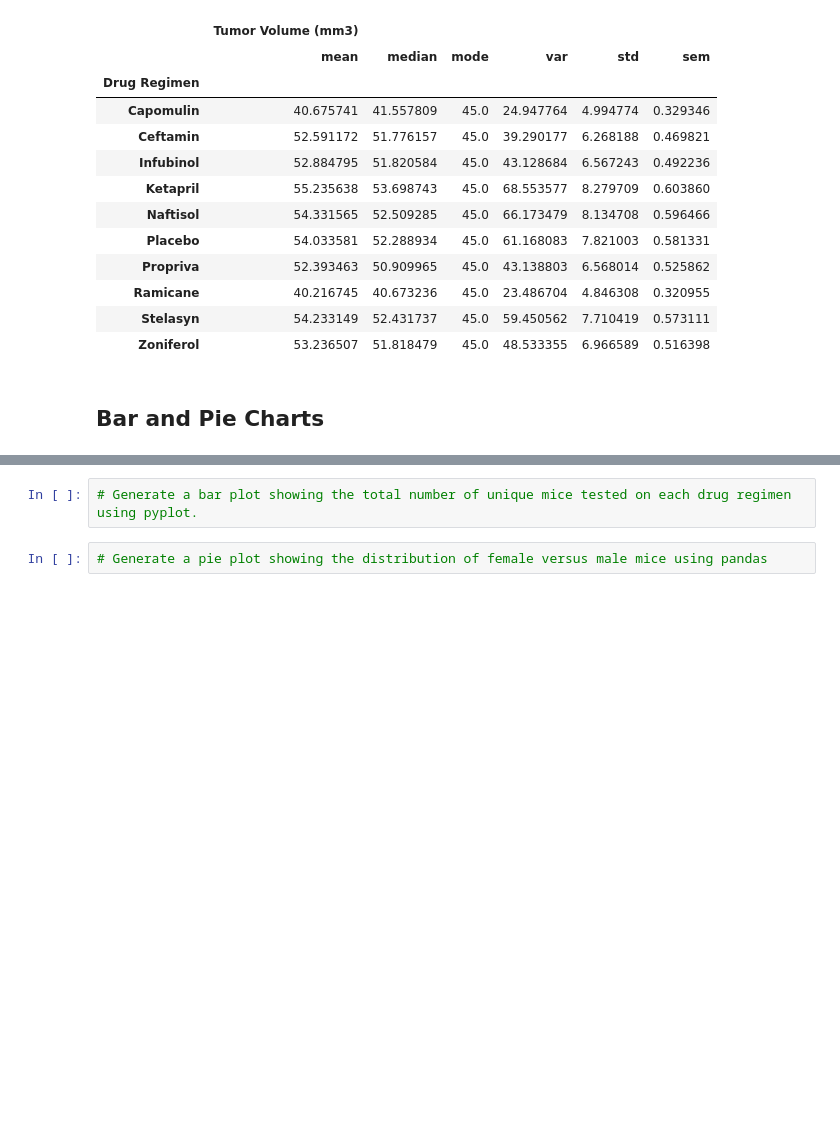
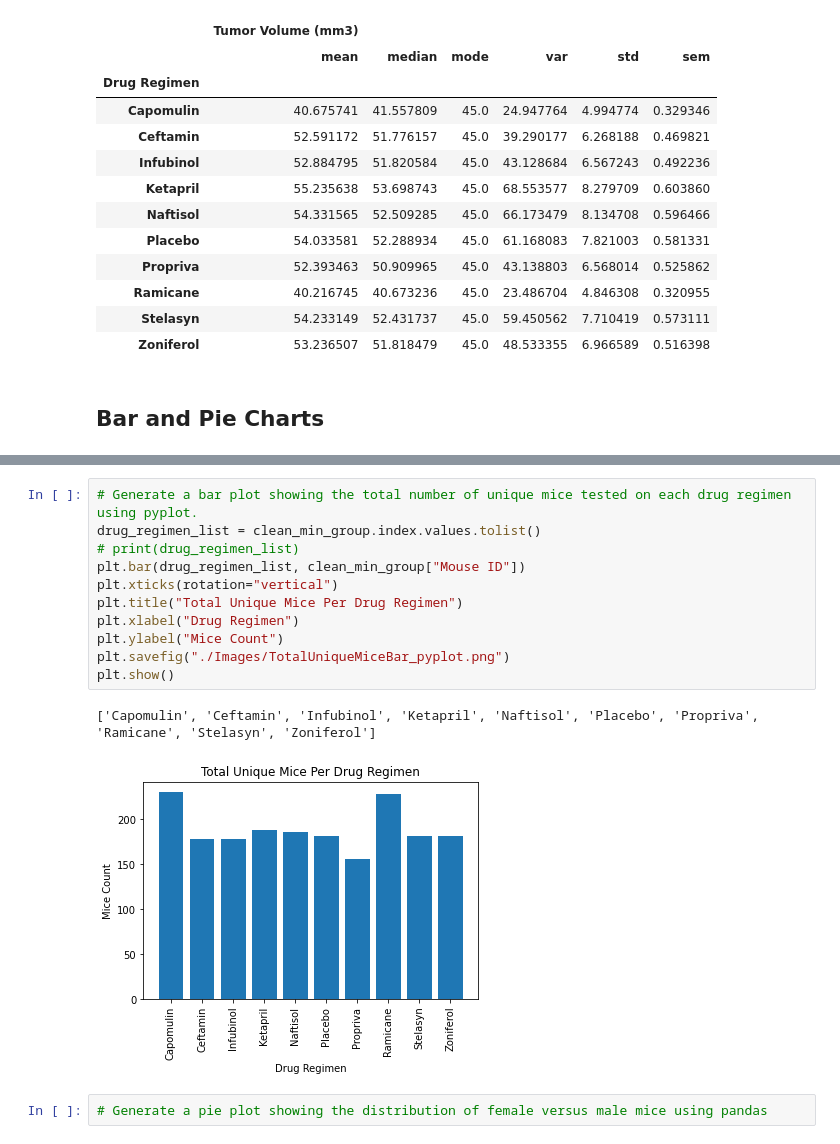
Before and after one commit to sean-galloway/matplotlib_Pymaceuticals, a Jupyter notebook: pymaceuticals.ipynb, the cells around one changed output, grey strips where cells are left out. Saved outputs shown, nothing was run; the diff lists cells and outputs as text; blank space fills up the shorter version.

```diff
--- a/pymaceuticals.ipynb
+++ b/pymaceuticals.ipynb
@@ -155,5 +165,17 @@ clean_agg_group
 # %%
 # Generate a bar plot showing the total number of unique mice tested on each drug regimen using pyplot.
+drug_regimen_list = clean_min_group.index.values.tolist()
+# print(drug_regimen_list)
+plt.bar(drug_regimen_list, clean_min_group["Mouse ID"])
+plt.xticks(rotation="vertical")
+plt.title("Total Unique Mice Per Drug Regimen")
+plt.xlabel("Drug Regimen")
+plt.ylabel("Mice Count")
+plt.savefig("./Images/TotalUniqueMiceBar_pyplot.png")
+plt.show()
+# %% [output]
+['Capomulin', 'Ceftamin', 'Infubinol', 'Ketapril', 'Naftisol', 'Placebo', 'Propriva', 'Ramicane', 'Stelasyn', 'Zoniferol']
+[figure, added]
 # %%
 # Generate a pie plot showing the distribution of female versus male mice using pandas
 # %%
```
Also changed, not shown: parts of 2 cells of this notebook, 2 other files.
